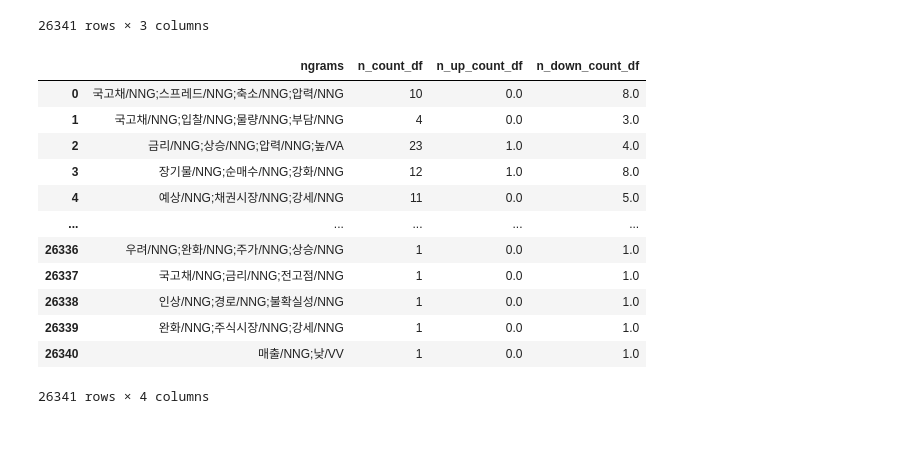
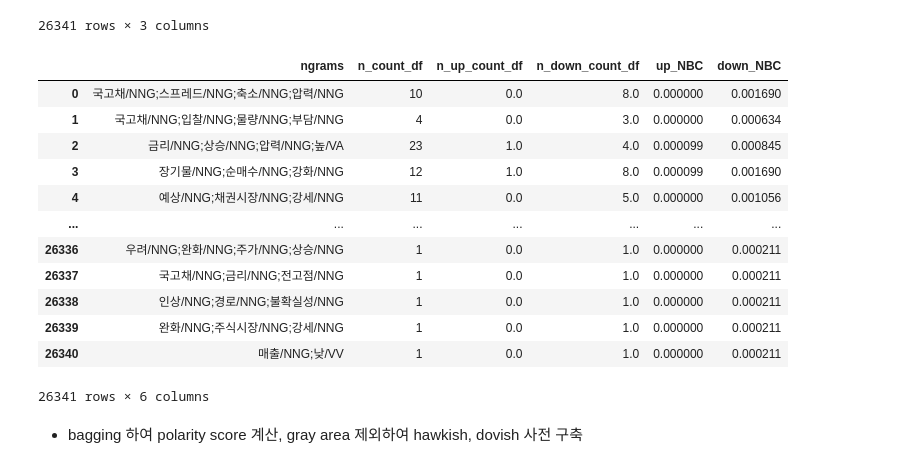
Before and after one commit to sesac-finance/BOK_TEAM_4, a Jupyter notebook: 02_Preprocessing/bondreport_preprocessing/bondreport_preprocessing.ipynb, the cells around one changed output. Saved outputs shown, nothing was run; the diff lists cells and outputs as text; code cells hidden in the pictures; blank space fills up the shorter version.

```diff
--- a/02_Preprocessing/bondreport_preprocessing/bondreport_preprocessing.ipynb
+++ b/02_Preprocessing/bondreport_preprocessing/bondreport_preprocessing.ipynb
@@ -196,18 +195,28 @@ ngrams_df = pd.merge(left = ngrams_df, right = down_count_df, how='left', on='ng
 # %%
 ngrams_df.columns = ['ngrams', 'n_count_df', 'n_up_count_df', 'n_down_count_df']
 # %%
-ngrams_df.fillna(0)
+ngrams_df.fillna(0, inplace=True)
-# %% [output]
-|  | ngrams | n_count_df | n_up_count_df | n_down_count_df |
-| 0 | 국고채/NNG;스프레드/NNG;축소/NNG;압력/NNG | 10 | 0.0 | 8.0 |
-| 1 | 국고채/NNG;입찰/NNG;물량/NNG;부담/NNG | 4 | 0.0 | 3.0 |
-| 2 | 금리/NNG;상승/NNG;압력/NNG;높/VA | 23 | 1.0 | 4.0 |
-| 3 | 장기물/NNG;순매수/NNG;강화/NNG | 12 | 1.0 | 8.0 |
-| 4 | 예상/NNG;채권시장/NNG;강세/NNG | 11 | 0.0 | 5.0 |
-| ... | ... | ... | ... | ... |
-| 26336 | 우려/NNG;완화/NNG;주가/NNG;상승/NNG | 1 | 0.0 | 1.0 |
-| 26337 | 국고채/NNG;금리/NNG;전고점/NNG | 1 | 0.0 | 1.0 |
-| 26338 | 인상/NNG;경로/NNG;불확실성/NNG | 1 | 0.0 | 1.0 |
-| 26339 | 완화/NNG;주식시장/NNG;강세/NNG | 1 | 0.0 | 1.0 |
-| 26340 | 매출/NNG;낮/VV | 1 | 0.0 | 1.0 |
-26341 rows × 4 columns
+# %%
+for i in range(len(ngrams_df)):
+    up_nbc = ngrams_df.loc[i, 'n_up_count_df'] / ngrams_df['n_up_count_df'].sum()
+    down_nbc = ngrams_df.loc[i, 'n_down_count_df'] / ngrams_df['n_down_count_df'].sum()
+    ngrams_df.loc[i, 'up_NBC'] = up_nbc
+    ngrams_df.loc[i, 'down_NBC'] = down_nbc
+# %%
+ngrams_df
+# %% [output]
+|  | ngrams | n_count_df | n_up_count_df | n_down_count_df | up_NBC | down_NBC |
+| 0 | 국고채/NNG;스프레드/NNG;축소/NNG;압력/NNG | 10 | 0.0 | 8.0 | 0.000000 | 0.001690 |
+| 1 | 국고채/NNG;입찰/NNG;물량/NNG;부담/NNG | 4 | 0.0 | 3.0 | 0.000000 | 0.000634 |
+| 2 | 금리/NNG;상승/NNG;압력/NNG;높/VA | 23 | 1.0 | 4.0 | 0.000099 | 0.000845 |
+| 3 | 장기물/NNG;순매수/NNG;강화/NNG | 12 | 1.0 | 8.0 | 0.000099 | 0.001690 |
+| 4 | 예상/NNG;채권시장/NNG;강세/NNG | 11 | 0.0 | 5.0 | 0.000000 | 0.001056 |
+| ... | ... | ... | ... | ... | ... | ... |
+| 26336 | 우려/NNG;완화/NNG;주가/NNG;상승/NNG | 1 | 0.0 | 1.0 | 0.000000 | 0.000211 |
+| 26337 | 국고채/NNG;금리/NNG;전고점/NNG | 1 | 0.0 | 1.0 | 0.000000 | 0.000211 |
+| 26338 | 인상/NNG;경로/NNG;불확실성/NNG | 1 | 0.0 | 1.0 | 0.000000 | 0.000211 |
+| 26339 | 완화/NNG;주식시장/NNG;강세/NNG | 1 | 0.0 | 1.0 | 0.000000 | 0.000211 |
+| 26340 | 매출/NNG;낮/VV | 1 | 0.0 | 1.0 | 0.000000 | 0.000211 |
+26341 rows × 6 columns
+# %% [markdown]
+- bagging 하여 polarity score 계산, gray area 제외하여 hawkish, dovish 사전 구축
```
Also changed, not shown: parts of 2 cells of this notebook.
